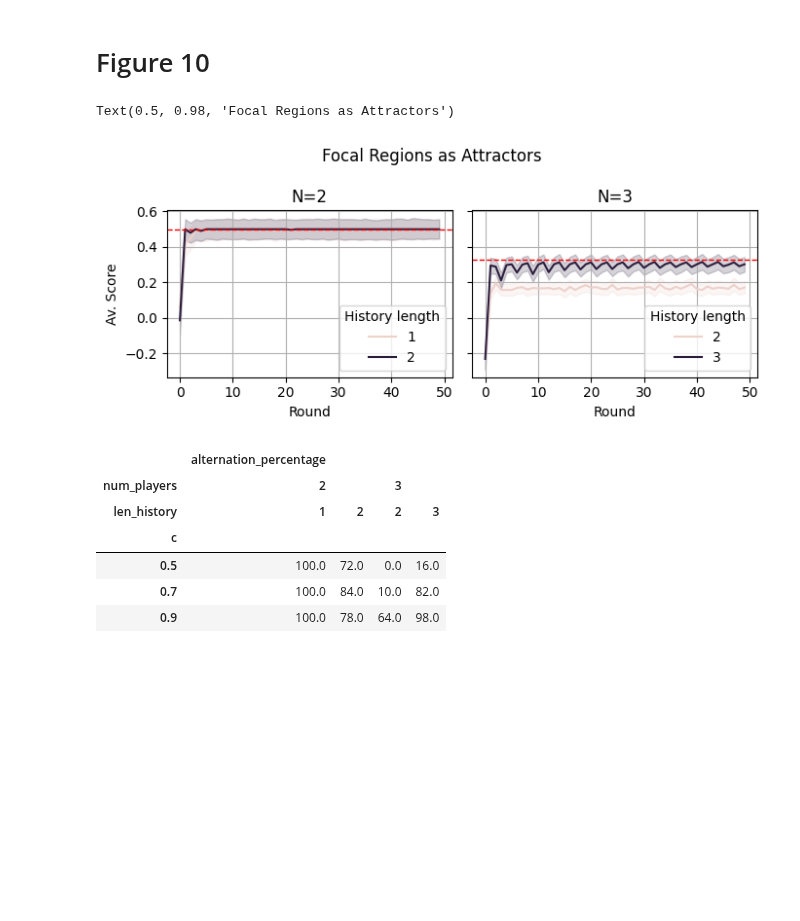
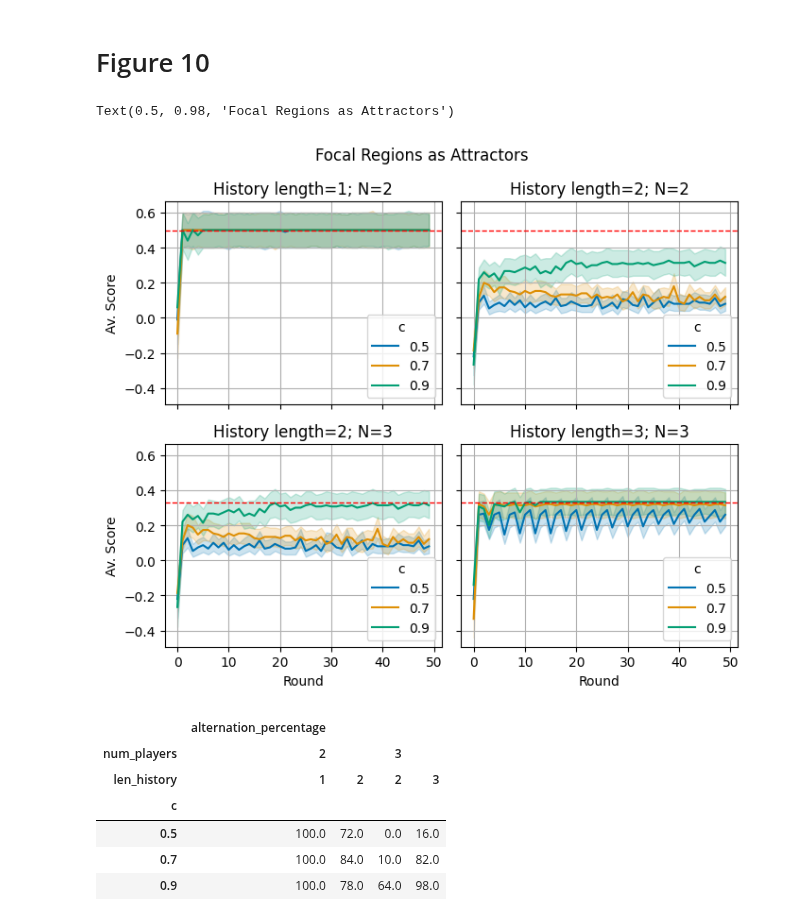
Before and after one commit to EAndrade-Lotero/Cognitive_Models_El_Farol_Bar_Problem, a Jupyter notebook: Figures for article/Figure10.ipynb, the cells around one changed output. Saved outputs shown, nothing was run; the diff lists cells and outputs as text; code cells hidden in the pictures; blank space fills up the shorter version.

Commit message:
fix figure numbers & fix FRA regions

```diff
--- a/Figures for article/Figure10.ipynb
+++ b/Figures for article/Figure10.ipynb
@@ -63,40 +63,58 @@ for N in [2, 3]:
 
 raw_df = pd.concat(df_list, ignore_index=True)
 # %%
+grid = Grid(4)
 fig, axes = plt.subplots(
-    1, 2,
-    figsize=(2 * 3.5, 3),
+    grid.rows, grid.cols,
+    figsize=(grid.cols * 3.5, grid.rows * 3),
     tight_layout=True,
     sharex=True, sharey=True
 )
 
 sns.lineplot(
-    x='round', y='score', hue='len_history',
-    data=raw_df[raw_df['num_agents'] == 2],
-    ax=axes[0]
+    x='round', y='score', hue='c',
+    data=raw_df[(raw_df['len_history'] == 2) & (raw_df['num_agents'] == 2)],
+    ax=axes[0, 0], palette='colorblind'
 )
-axes[0].set_title('N=2')
-axes[0].axhline(y=0.5, color='red', linestyle='--', linewidth=1)
+axes[0, 0].set_title('History length=1; N=2')
+axes[0, 0].axhline(y=0.5, color='red', linestyle='--', linewidth=1)
 
 sns.lineplot(
-    x='round', y='score', hue='len_history',
-    data=raw_df[raw_df['num_agents'] == 3],
-    ax=axes[1]
+    x='round', y='score', hue='c',
+    data=raw_df[(raw_df['len_history'] == 2) & (raw_df['num_agents'] == 3)],
+    ax=axes[0, 1], palette='colorblind'
 )
-axes[1].set_title('N=3')
-axes[1].axhline(y=0.33, color='red', linestyle='--', linewidth=1)
+axes[0, 1].set_title('History length=2; N=2')
+axes[0, 1].axhline(y=0.5, color='red', linestyle='--', linewidth=1)
 
-for ax in axes:
-    ax.set_xlabel('Round')
-    ax.set_ylabel('Av. Score')
-    ax.legend(title='')
-    ax.grid()
-    ax.legend(title='History length')
+sns.lineplot(
+    x='round', y='score', hue='c',
+    data=raw_df[(raw_df['len_history'] == 2) & (raw_df['num_agents'] == 3)],
+    ax=axes[1, 0], palette='colorblind'
+)
+axes[1, 0].set_title('History length=2; N=3')
+axes[1, 0].axhline(y=0.33, color='red', linestyle='--', linewidth=1)
+
+sns.lineplot(
+    x='round', y='score', hue='c',
+    data=raw_df[(raw_df['len_history'] == 3) & (raw_df['num_agents'] == 3)],
+    ax=axes[1, 1], palette='colorblind'
+)
+axes[1, 1].set_title('History length=3; N=3')
+axes[1, 1].axhline(y=0.33, color='red', linestyle='--', linewidth=1)
+
+for f, c in grid:
+    axes[f, c].set_xlabel('Round')
+    axes[f, c].set_ylabel('Av. Score')
+    axes[f, c].legend(title='')
+    axes[f, c].grid()
+    axes[f, c].legend(title='c')
+
 
 fig.suptitle('Focal Regions as Attractors')
 # %% [output]
 Text(0.5, 0.98, 'Focal Regions as Attractors')
-[figure, old version]
+[figure, new version]
 # %%
 fig.savefig(PATHS['figures_for_paper'] / 'Figure10.png', dpi=300, bbox_inches='tight')
 # %%
```
Also changed, not shown: parts of 1 cell of this notebook, 26 other files.
